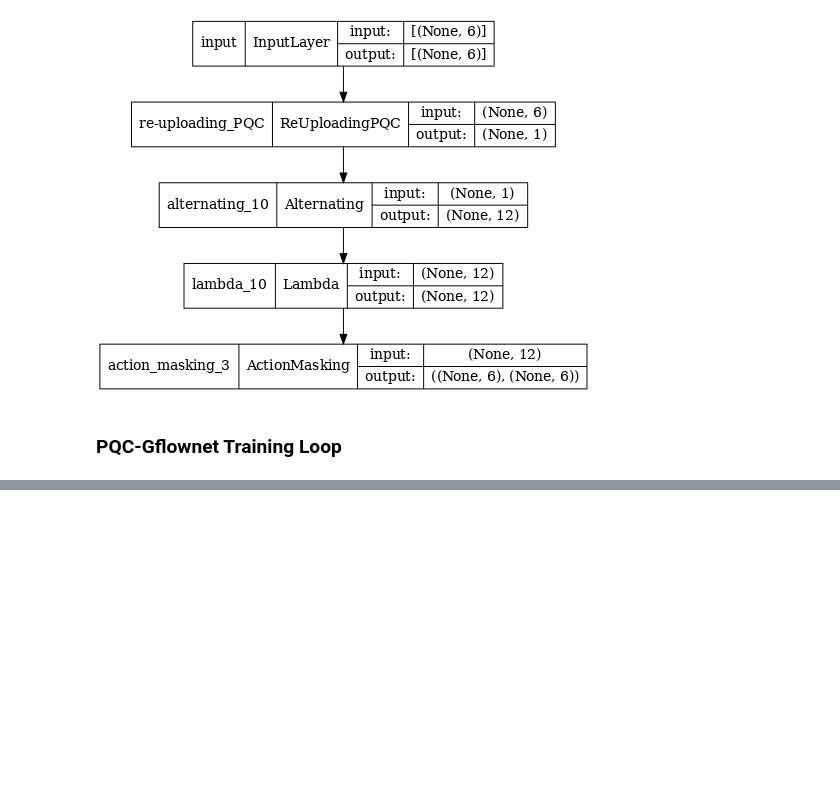
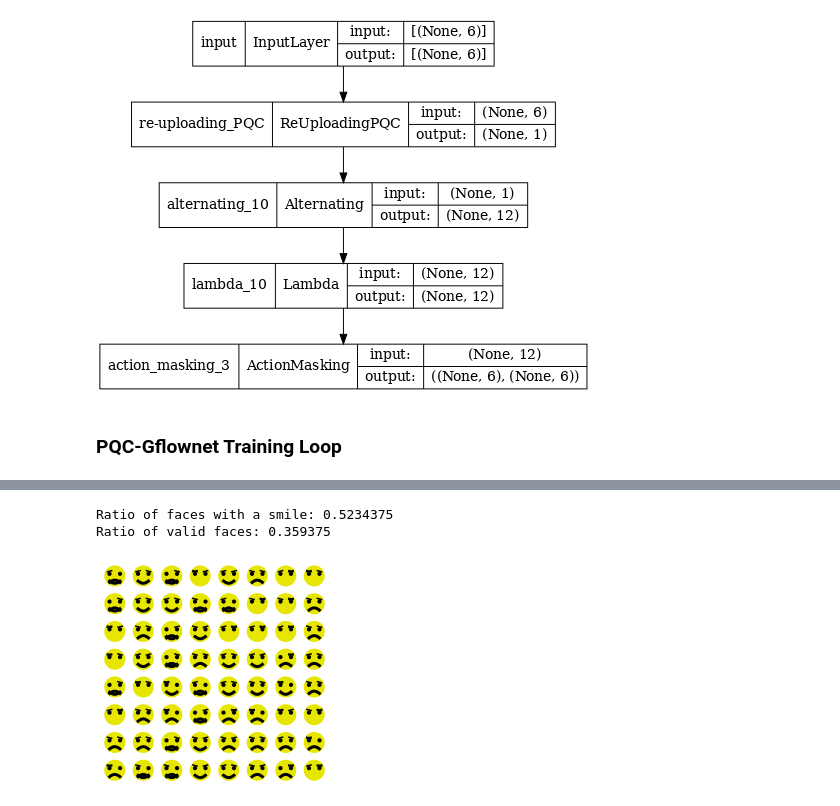
Before and after one commit to elilaird/quantum-gflownets, a Jupyter notebook: quantum-gflownets.ipynb, the cells around one changed output, grey strips where cells are left out. Cells and saved outputs as stored; diff of their text form; code cells hidden in the pictures; blank space fills up the shorter version.

```diff
--- a/quantum-gflownets.ipynb
+++ b/quantum-gflownets.ipynb
@@ -423,9 +471,9 @@ tf.keras.utils.plot_model(model, show_shapes=True, dpi=70)
 # %%
 model = generate_forward_flow(qubits, n_layers, n_actions, 1.0, observables)
 
-optimizer_in = tf.keras.optimizers.Adam(learning_rate=0.1, amsgrad=True)
-optimizer_var = tf.keras.optimizers.Adam(learning_rate=0.01, amsgrad=True)
-optimizer_out = tf.keras.optimizers.Adam(learning_rate=0.1, amsgrad=True)
+optimizer_in = tf.keras.optimizers.Adam(learning_rate=0.001, amsgrad=True)
+optimizer_var = tf.keras.optimizers.Adam(learning_rate=0.001, amsgrad=True)
+optimizer_out = tf.keras.optimizers.Adam(learning_rate=0.001, amsgrad=True)
 optimizer_logz = tf.keras.optimizers.Adam(learning_rate=0.001, amsgrad=True)
 
 # Assign the model parameters to each optimizer
@@ -506,0 +640,11 @@ grads
+# %%
+f, ax = pp.subplots(8,8,figsize=(4,4))
+print('Ratio of faces with a smile:', sum(['smile' in i for i in sampled_faces[:128]]) / 128)
+print('Ratio of valid faces:', sum([face_reward(i).numpy() > 0 for i in sampled_faces[:128]]) / 128)
+for i, face in enumerate(sampled_faces[:64]):
+  pp.sca(ax[i//8,i%8])
+  draw_face(face)
+# %% [output]
+Ratio of faces with a smile: 0.5234375
+Ratio of valid faces: 0.359375
+[figure, added]
```
Also changed, not shown: parts of 21 cells of this notebook.
